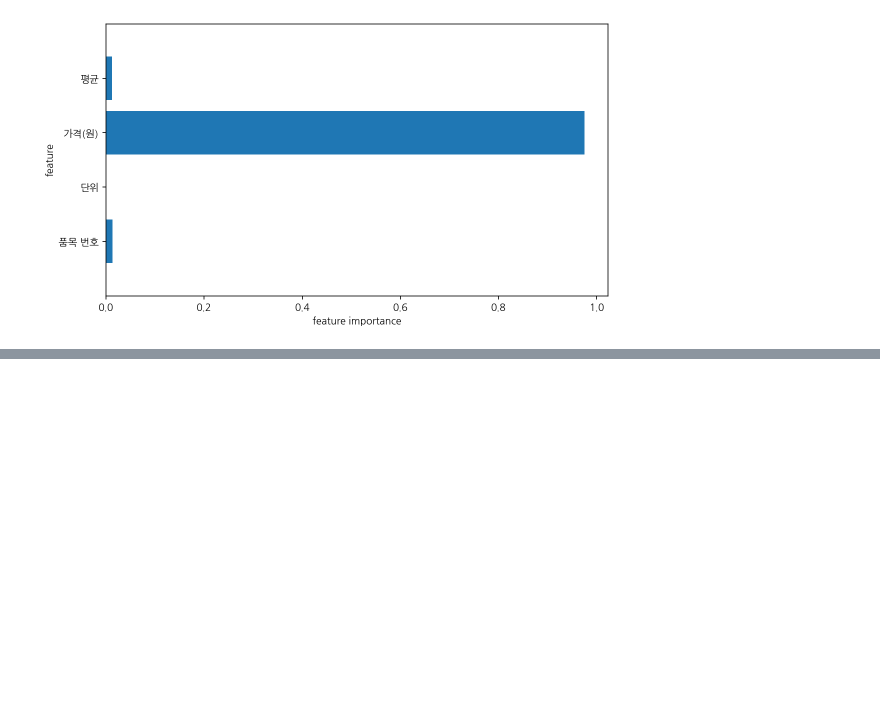
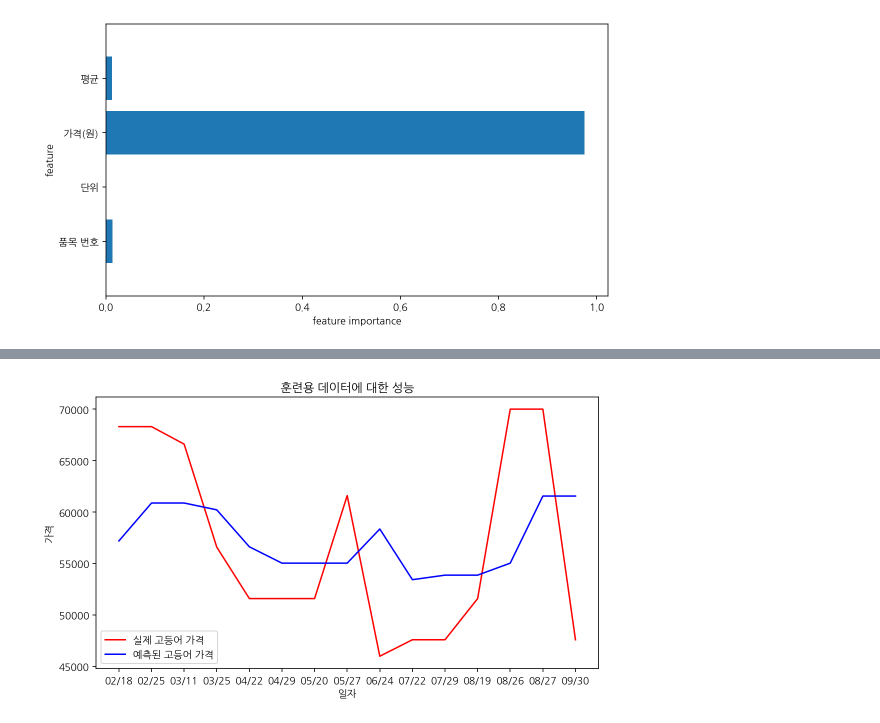
Before and after one commit to JinnyYam/mining22, a Jupyter notebook: 아비혁_기말과제.ipynb, the cells around one changed output, grey strips where cells are left out. Cells and saved outputs as stored; diff of their text form; code cells hidden in the pictures; blank space fills up the shorter version.

```diff
--- a/아비혁_기말과제.ipynb
+++ b/아비혁_기말과제.ipynb
@@ -1244,0 +1421,4 @@ plot_feature_importances_wisc(cGB) # 사용된 중요 변수가 더 적음
+# %%
+# 일자를 기준으로 도매값 통합
+mack_lstm=pd.pivot_table(data=mackerel,index='일자',values='평균', aggfunc='mean').reset_index()
+mack_lstm.head(23)
@@ -1244,0 +1515,3 @@ plot_feature_importances_wisc(cGB) # 사용된 중요 변수가 더 적음
+# %%
+mack_model = mlstm()
+mack_model.summary()
@@ -1244,0 +1536,3 @@ plot_feature_importances_wisc(cGB) # 사용된 중요 변수가 더 적음
+# %%
+mack_model.compile(optimizer = 'adam', loss = 'mean_squared_error')
+mack_model.fit(mX_train, my_train, epochs = 100, batch_size = 4)
@@ -1244,0 +1558,18 @@ plot_feature_importances_wisc(cGB) # 사용된 중요 변수가 더 적음
+# %%
+### 평가 ###
+# training set에 대한 예측
+predicted_mack_train = mack_model.predict(mX_train)
+predicted_mack_train = sc.inverse_transform(predicted_mack_train)
+
+# 그래프 그리기
+
+plt.plot(mack_lstm.loc[2:16, '일자'].values, mack_lstm.loc[2:16, '평균'].values, color = 'red',
+         label = '실제 고등어 가격')
+plt.plot(mack_lstm.loc[2:16, '일자'].values, predicted_mack_train, color = 'blue', label = '예측된 고등어 가격')
+plt.title('훈련용 데이터에 대한 성능')
+plt.xticks(np.arange(0,15, 1))
+plt.xlabel('일자')
+plt.ylabel('가격')
+plt.legend()
+plt.show()
+# %% [output]
@@ -1244,0 +1577 @@ plot_feature_importances_wisc(cGB) # 사용된 중요 변수가 더 적음
+[figure, added]
```
Also changed, not shown: parts of 51 cells of this notebook.
